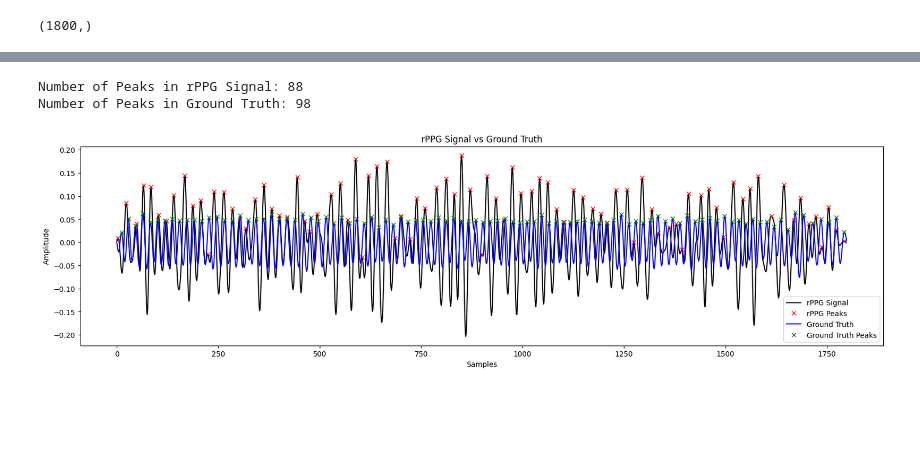
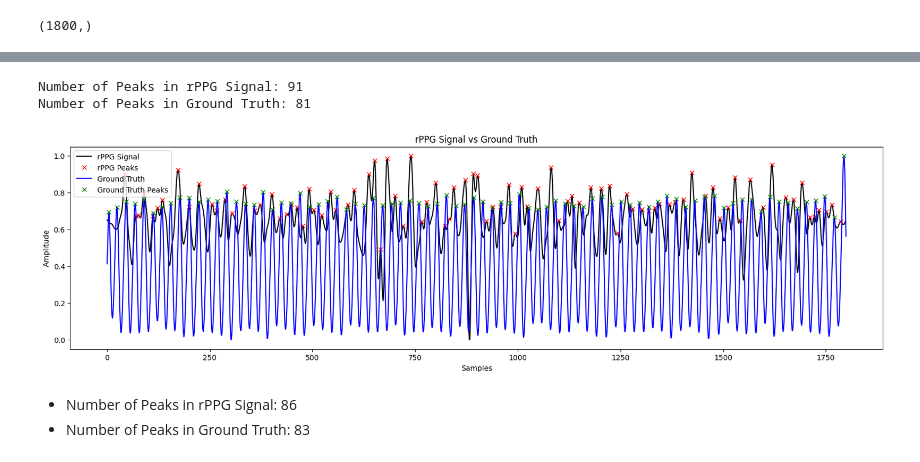
Before and after one commit to archiseino/hrv-plus-ultra, a Jupyter notebook: QRS-Physio/face_landmark_mediapipe.ipynb, the cells around one changed output, grey strips where cells are left out. Cells and saved outputs as stored; diff of their text form; code cells hidden in the pictures; blank space fills up the shorter version.

Commit message:
update: adding real-time RPPG and signal physio analysis

```diff
--- a/QRS-Physio/face_landmark_mediapipe.ipynb
+++ b/QRS-Physio/face_landmark_mediapipe.ipynb
@@ -390,11 +448,11 @@ def preprocess_ppg(signal, fs = 30):
 
     """
 
-    ## Moving Average Smoothing
+    # Moving Average Smoothing
     window = int(fs * 0.15)  # 150ms window
     smoothed_signal = np.convolve(signal, np.ones(window)/window, mode='same')
 
-    b, a = scipy.signal.butter(3, [0.8, 2.0], btype='band', fs=fs)
+    b, a = scipy.signal.butter(2, [0.5, 2.5], btype='band', fs=fs)
     filtered = scipy.signal.filtfilt(b, a, smoothed_signal)
 
     # Additional lowpass to remove high-frequency noise
@@ -405,7 +463,11 @@ def preprocess_ppg(signal, fs = 30):
     window = int(fs * 0.15)  # 150ms window
     filtered_signal = np.convolve(filtered, np.ones(window)/window, mode='same')
 
-    return filtered_signal
+    # Normalize the signal
+    normalized_signal = (filtered_signal - np.min(filtered_signal)) / (np.max(filtered_signal) - np.min(filtered_signal))
+
+
+    return normalized_signal
 # %%
 ## Filter RPPG Signal
 preprocessed_signal = preprocess_ppg(rppg_signal, fs=30)
@@ -466,11 +564,11 @@ print(gt_ppg.shape)
 # %%
 ## Post-Processing GT Signal
-gt_ppg = preprocess_ppg(gt_ppg, fs=30)
+gt_ppg_preprocessed = preprocess_ppg(gt_ppg, fs=30)
 
 ## Show the Filtered GT Signal
 plt.figure(figsize=(20, 5))
-plt.plot(gt_ppg, color='black')
-plt.title('GT Signal - Before Filtering')
+plt.plot(gt_ppg_preprocessed, color='black')
+plt.title('GT Signal - After Filtering')
 plt.tight_layout()
 plt.show()
 # %% [output]
@@ -478,30 +594,34 @@ plt.show()
 # %%
 ## Finds the Peaks from the Preprocessed Signal and Ground Truth
+
 rppg_peaks, _  = scipy.signal.find_peaks(preprocessed_signal)
-gt_peaks, _ = scipy.signal.find_peaks(gt_ppg)
+gt_peaks, _ = scipy.signal.find_peaks(gt_ppg_preprocessed)
 
 ## Print the Peaks
 print(f"Number of Peaks in rPPG Signal: {len(rppg_peaks)}")
 print(f"Number of Peaks in Ground Truth: {len(gt_peaks)}")
 
 ## Create the linspace for duration
 duration = 120 # 120 seconds
 time = np.linspace(0, duration, len(preprocessed_signal))
 
 ## Plot the Signal
 plt.figure(figsize=(20, 5))
 plt.plot(preprocessed_signal, color='black', label='rPPG Signal')
 plt.plot(rppg_peaks, preprocessed_signal[rppg_peaks], "x", color='red', label='rPPG Peaks')
-plt.plot(gt_ppg, color='blue', label='Ground Truth')
-plt.plot(gt_peaks, gt_ppg[gt_peaks], "x", color='green', label='Ground Truth Peaks')
+plt.plot(gt_ppg_preprocessed, color='blue', label='Ground Truth')
+plt.plot(gt_peaks, gt_ppg_preprocessed[gt_peaks], "x", color='green', label='Ground Truth Peaks')
 plt.title('rPPG Signal vs Ground Truth')
 plt.legend(['rPPG Signal', 'rPPG Peaks', 'Ground Truth', 'Ground Truth Peaks'])
 # plt.xlabel('Time (s)')
 plt.xlabel("Samples")
 plt.ylabel('Amplitude')
 plt.legend()
 plt.show()
 # %% [output]
-Number of Peaks in rPPG Signal: 88
-Number of Peaks in Ground Truth: 98
+Number of Peaks in rPPG Signal: 91
+Number of Peaks in Ground Truth: 81
-[figure, old version]
+[figure, new version]
+# %% [markdown]
+- Number of Peaks in rPPG Signal: 86
+- Number of Peaks in Ground Truth: 83
```
Also changed, not shown: parts of 16 cells of this notebook, 11 other files.
